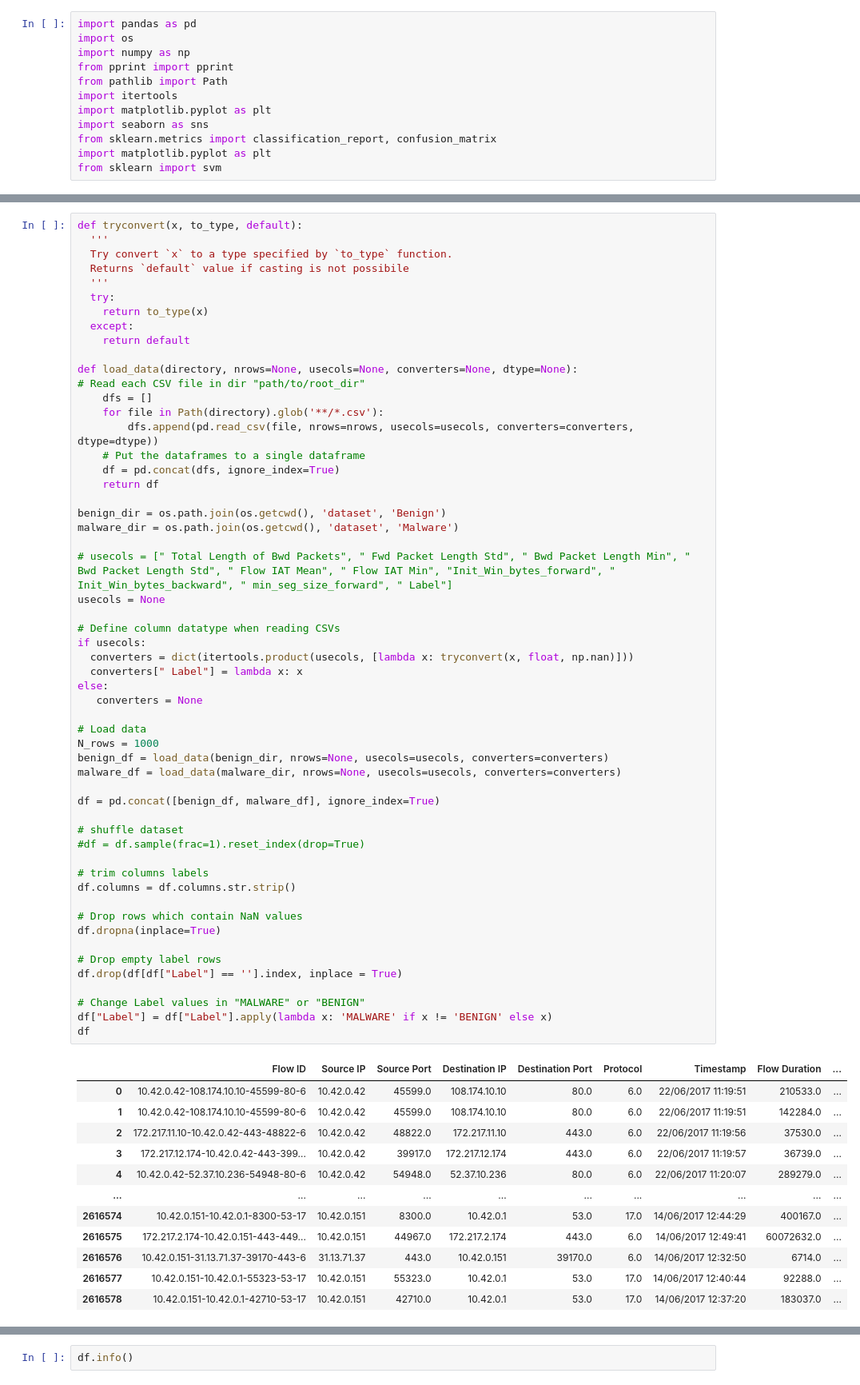
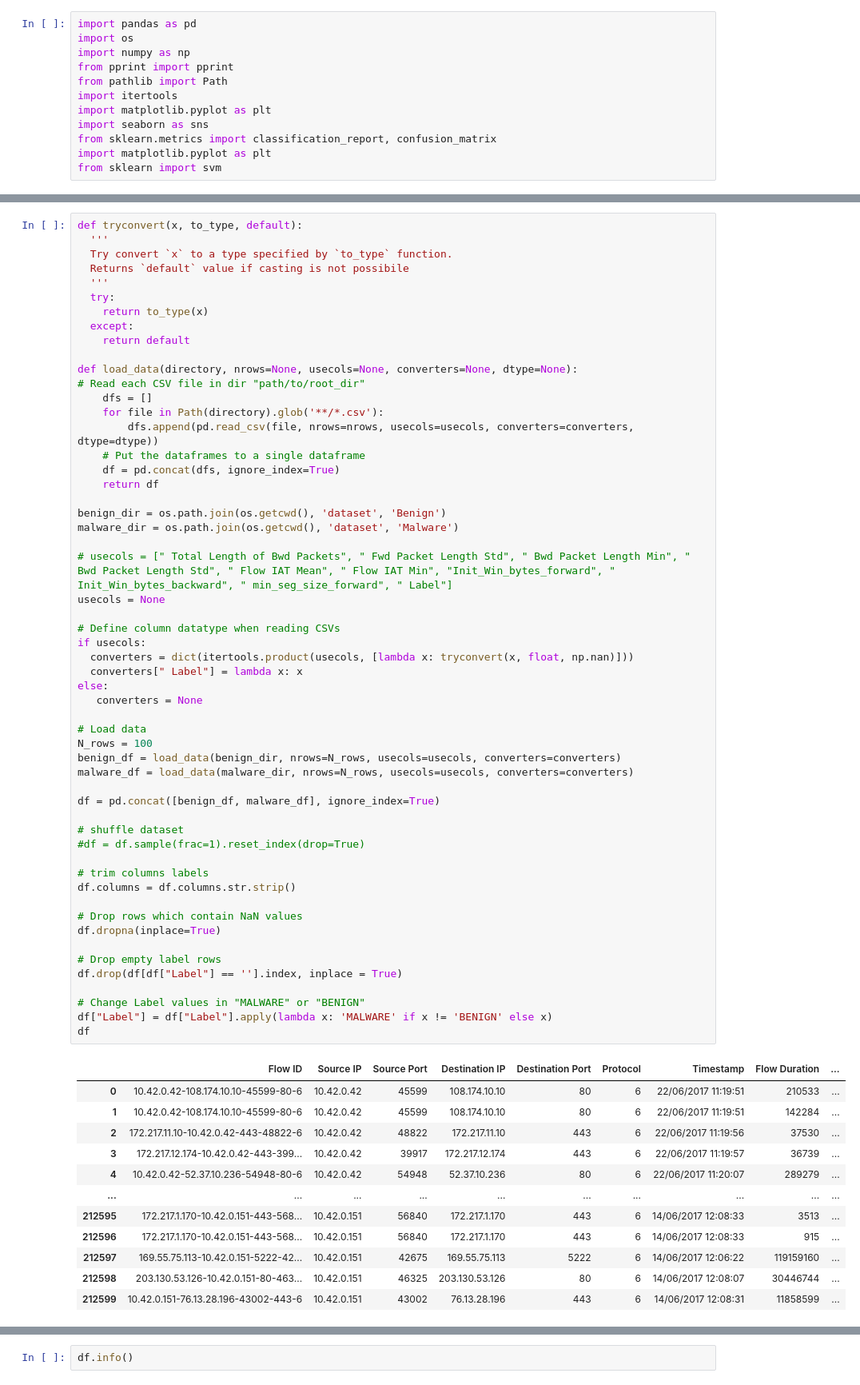
Before and after one commit to Alessandrostr95/progetto_machine_learning, a Jupyter notebook: progetto_ml_binary.ipynb, the cells around one changed output, grey strips where cells are left out. Shown at 80% size. Saved outputs shown, nothing was run; the diff lists cells and outputs as text.

```diff
--- a/progetto_ml_binary.ipynb
+++ b/progetto_ml_binary.ipynb
@@ -106,44 +106,44 @@ malware_dir = os.path.join(os.getcwd(), 'dataset', 'Malware')
 usecols = None
 
 # Define column datatype when reading CSVs
 if usecols:
   converters = dict(itertools.product(usecols, [lambda x: tryconvert(x, float, np.nan)]))
   converters[" Label"] = lambda x: x
 else:
    converters = None
 
 # Load data
-N_rows = 1000
-benign_df = load_data(benign_dir, nrows=None, usecols=usecols, converters=converters)
-malware_df = load_data(malware_dir, nrows=None, usecols=usecols, converters=converters)
+N_rows = 100
+benign_df = load_data(benign_dir, nrows=N_rows, usecols=usecols, converters=converters)
+malware_df = load_data(malware_dir, nrows=N_rows, usecols=usecols, converters=converters)
 
 df = pd.concat([benign_df, malware_df], ignore_index=True)
 
 # shuffle dataset
 #df = df.sample(frac=1).reset_index(drop=True)
 
 # trim columns labels
 df.columns = df.columns.str.strip()
 
 # Drop rows which contain NaN values
 df.dropna(inplace=True)
 
 # Drop empty label rows
 df.drop(df[df["Label"] == ''].index, inplace = True)
 
 # Change Label values in "MALWARE" or "BENIGN"
 df["Label"] = df["Label"].apply(lambda x: 'MALWARE' if x != 'BENIGN' else x)
 df
 # %% [output]
 |  | Flow ID | Source IP | Source Port | Destination IP | Destination Port | Protocol | Timestamp | Flow Duration | ... |
-| 0 | 10.42.0.42-108.174.10.10-45599-80-6 | 10.42.0.42 | 45599.0 | 108.174.10.10 | 80.0 | 6.0 | 22/06/2017 11:19:51 | 210533.0 | ... |
-| 1 | 10.42.0.42-108.174.10.10-45599-80-6 | 10.42.0.42 | 45599.0 | 108.174.10.10 | 80.0 | 6.0 | 22/06/2017 11:19:51 | 142284.0 | ... |
-| 2 | 172.217.11.10-10.42.0.42-443-48822-6 | 10.42.0.42 | 48822.0 | 172.217.11.10 | 443.0 | 6.0 | 22/06/2017 11:19:56 | 37530.0 | ... |
-| 3 | 172.217.12.174-10.42.0.42-443-399... | 10.42.0.42 | 39917.0 | 172.217.12.174 | 443.0 | 6.0 | 22/06/2017 11:19:57 | 36739.0 | ... |
-| 4 | 10.42.0.42-52.37.10.236-54948-80-6 | 10.42.0.42 | 54948.0 | 52.37.10.236 | 80.0 | 6.0 | 22/06/2017 11:20:07 | 289279.0 | ... |
+| 0 | 10.42.0.42-108.174.10.10-45599-80-6 | 10.42.0.42 | 45599 | 108.174.10.10 | 80 | 6 | 22/06/2017 11:19:51 | 210533 | ... |
+| 1 | 10.42.0.42-108.174.10.10-45599-80-6 | 10.42.0.42 | 45599 | 108.174.10.10 | 80 | 6 | 22/06/2017 11:19:51 | 142284 | ... |
+| 2 | 172.217.11.10-10.42.0.42-443-48822-6 | 10.42.0.42 | 48822 | 172.217.11.10 | 443 | 6 | 22/06/2017 11:19:56 | 37530 | ... |
+| 3 | 172.217.12.174-10.42.0.42-443-399... | 10.42.0.42 | 39917 | 172.217.12.174 | 443 | 6 | 22/06/2017 11:19:57 | 36739 | ... |
+| 4 | 10.42.0.42-52.37.10.236-54948-80-6 | 10.42.0.42 | 54948 | 52.37.10.236 | 80 | 6 | 22/06/2017 11:20:07 | 289279 | ... |
 | ... | ... | ... | ... | ... | ... | ... | ... | ... | ... |
-| 2616574 | 10.42.0.151-10.42.0.1-8300-53-17 | 10.42.0.151 | 8300.0 | 10.42.0.1 | 53.0 | 17.0 | 14/06/2017 12:44:29 | 400167.0 | ... |
-| 2616575 | 172.217.2.174-10.42.0.151-443-449... | 10.42.0.151 | 44967.0 | 172.217.2.174 | 443.0 | 6.0 | 14/06/2017 12:49:41 | 60072632.0 | ... |
-| 2616576 | 10.42.0.151-31.13.71.37-39170-443-6 | 31.13.71.37 | 443.0 | 10.42.0.151 | 39170.0 | 6.0 | 14/06/2017 12:32:50 | 6714.0 | ... |
-| 2616577 | 10.42.0.151-10.42.0.1-55323-53-17 | 10.42.0.151 | 55323.0 | 10.42.0.1 | 53.0 | 17.0 | 14/06/2017 12:40:44 | 92288.0 | ... |
-| 2616578 | 10.42.0.151-10.42.0.1-42710-53-17 | 10.42.0.151 | 42710.0 | 10.42.0.1 | 53.0 | 17.0 | 14/06/2017 12:37:20 | 183037.0 | ... |
+| 212595 | 172.217.1.170-10.42.0.151-443-568... | 10.42.0.151 | 56840 | 172.217.1.170 | 443 | 6 | 14/06/2017 12:08:33 | 3513 | ... |
+| 212596 | 172.217.1.170-10.42.0.151-443-568... | 10.42.0.151 | 56840 | 172.217.1.170 | 443 | 6 | 14/06/2017 12:08:33 | 915 | ... |
+| 212597 | 169.55.75.113-10.42.0.151-5222-42... | 10.42.0.151 | 42675 | 169.55.75.113 | 5222 | 6 | 14/06/2017 12:06:22 | 119159160 | ... |
+| 212598 | 203.130.53.126-10.42.0.151-80-463... | 10.42.0.151 | 46325 | 203.130.53.126 | 80 | 6 | 14/06/2017 12:08:07 | 30446744 | ... |
+| 212599 | 10.42.0.151-76.13.28.196-43002-443-6 | 10.42.0.151 | 43002 | 76.13.28.196 | 443 | 6 | 14/06/2017 12:08:31 | 11858599 | ... |
```
Also changed, not shown: parts of 6 cells of this notebook, 5 other files.
